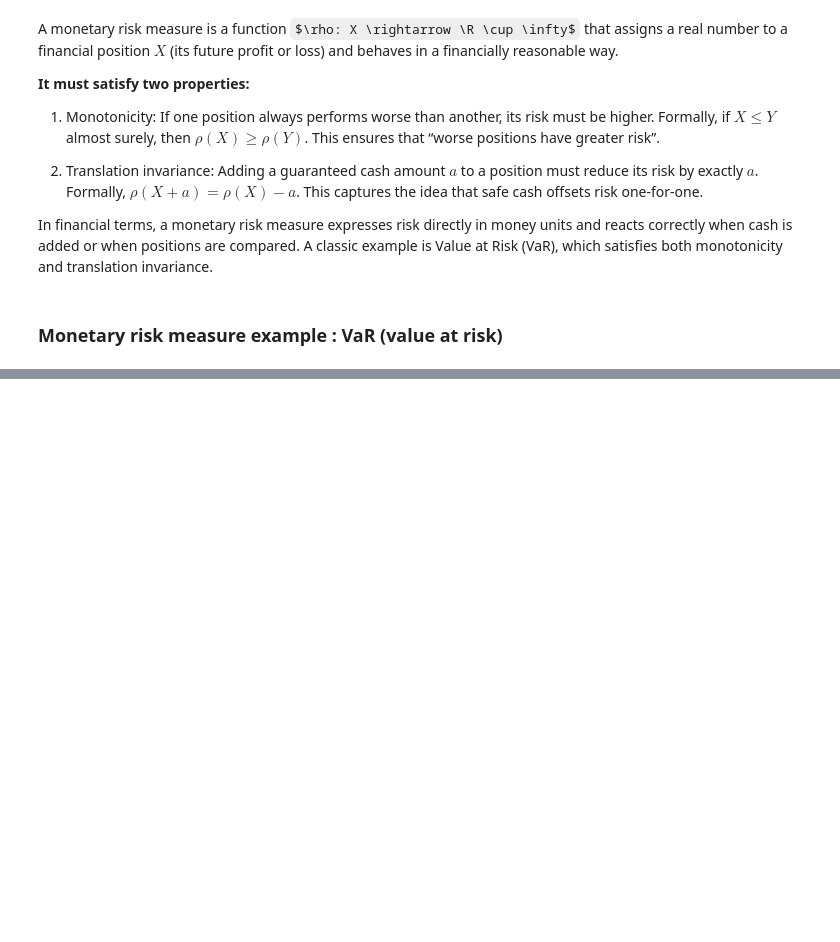
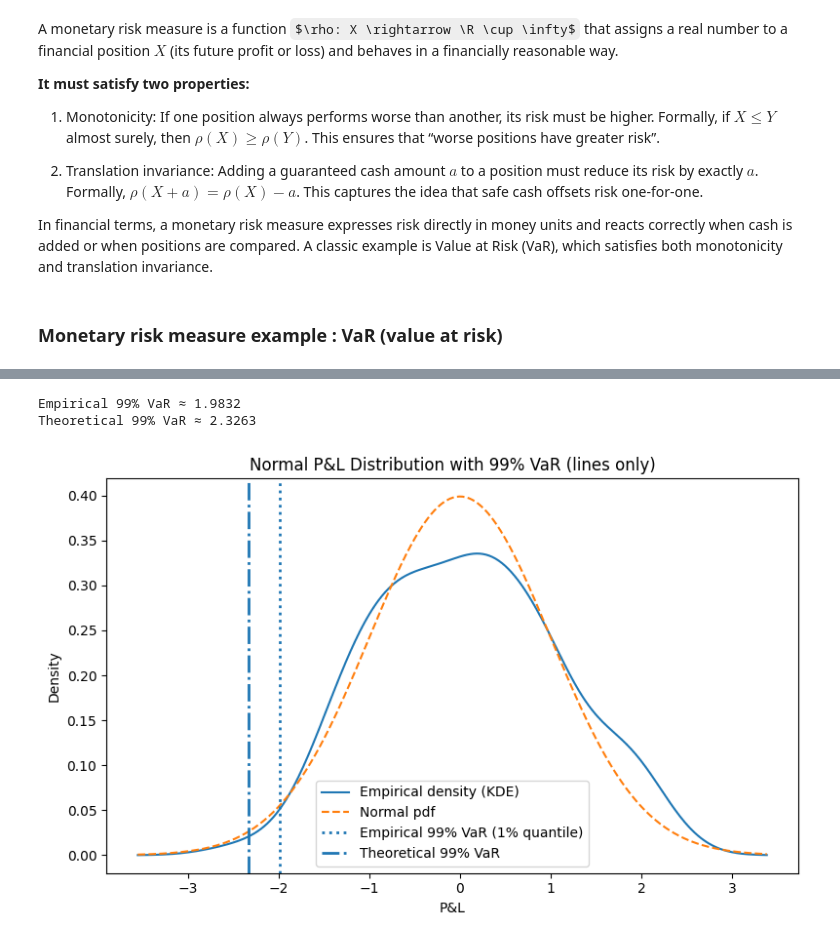
Before and after one commit to Menashe-Lorenzi/Market-Credit-Risk, a Jupyter notebook: risk_models.ipynb, the cells around one changed output, grey strips where cells are left out. Saved outputs shown, nothing was run; the diff lists cells and outputs as text; code cells hidden in the pictures; some formulas as TeX source; blank space fills up the shorter version.

```diff
--- a/risk_models.ipynb
+++ b/risk_models.ipynb
@@ -408,0 +469,63 @@ In financial terms, a monetary risk measure expresses risk directly in money uni
+# %%
+import numpy as np
+import matplotlib.pyplot as plt
+from scipy.stats import norm, gaussian_kde
+
+# ----- parameters -----
+mu = 0.0
+sigma = 1.0
+alpha = 0.99
+p = 1 - alpha          # 0.01
+n_samples = 200
+
+np.random.seed(0)
+
+# ----- simulate P&L -----
+X = np.random.normal(loc=mu, scale=sigma, size=n_samples)
+
+# ----- empirical VaR -----
+x_alpha_emp = np.quantile(X, p)   # 1% quantile
+VaR_emp = -x_alpha_emp
+
+# ----- theoretical VaR -----
+x_alpha_theo = mu + sigma * norm.ppf(p)   # same thing תיאורטי
+VaR_theo = -x_alpha_theo
+
+print(f"Empirical 99% VaR ≈ {VaR_emp:.4f}")
+print(f"Theoretical 99% VaR ≈ {VaR_theo:.4f}")
+
+# ----- build smooth curves -----
+xs = np.linspace(X.min() - 1, X.max() + 1, 400)
+
+# KDE אמפירי
+kde = gaussian_kde(X)
+pdf_emp = kde(xs)
+
+# pdf תיאורטי
+pdf_theo = norm.pdf(xs, loc=mu, scale=sigma)
+
+# ----- plot -----
+plt.figure(figsize=(8, 5))
+
+# צפיפות אמפירית (קו)
+plt.plot(xs, pdf_emp, label="Empirical density (KDE)")
+
+# צפיפות נורמלית תיאורטית (קו)
+plt.plot(xs, pdf_theo, linestyle="--", label="Normal pdf")
+
+# קווים אנכיים ל-VaR (על P&L)
+plt.axvline(x=x_alpha_emp, linestyle=":", linewidth=2,
+            label="Empirical 99% VaR (1% quantile)")
+plt.axvline(x=x_alpha_theo, linestyle="-.", linewidth=2,
+            label="Theoretical 99% VaR")
+
+plt.title("Normal P&L Distribution with 99% VaR (lines only)")
+plt.xlabel("P&L")
+plt.ylabel("Density")
+plt.legend()
+plt.tight_layout()
+plt.show()
+# %% [output]
+Empirical 99% VaR ≈ 1.9832
+Theoretical 99% VaR ≈ 2.3263
+[figure, added]
```
Also changed, not shown: parts of 4 cells of this notebook.
